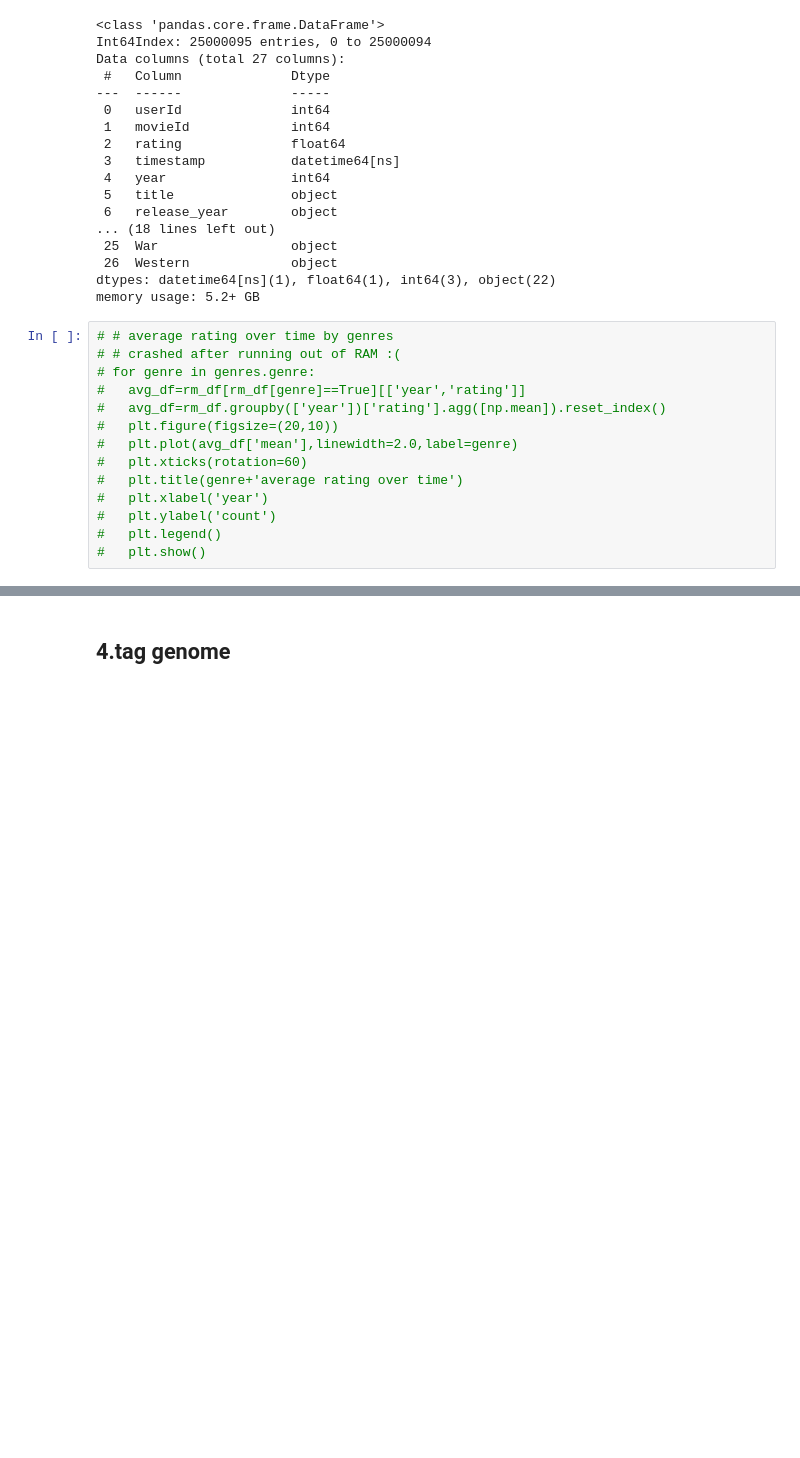
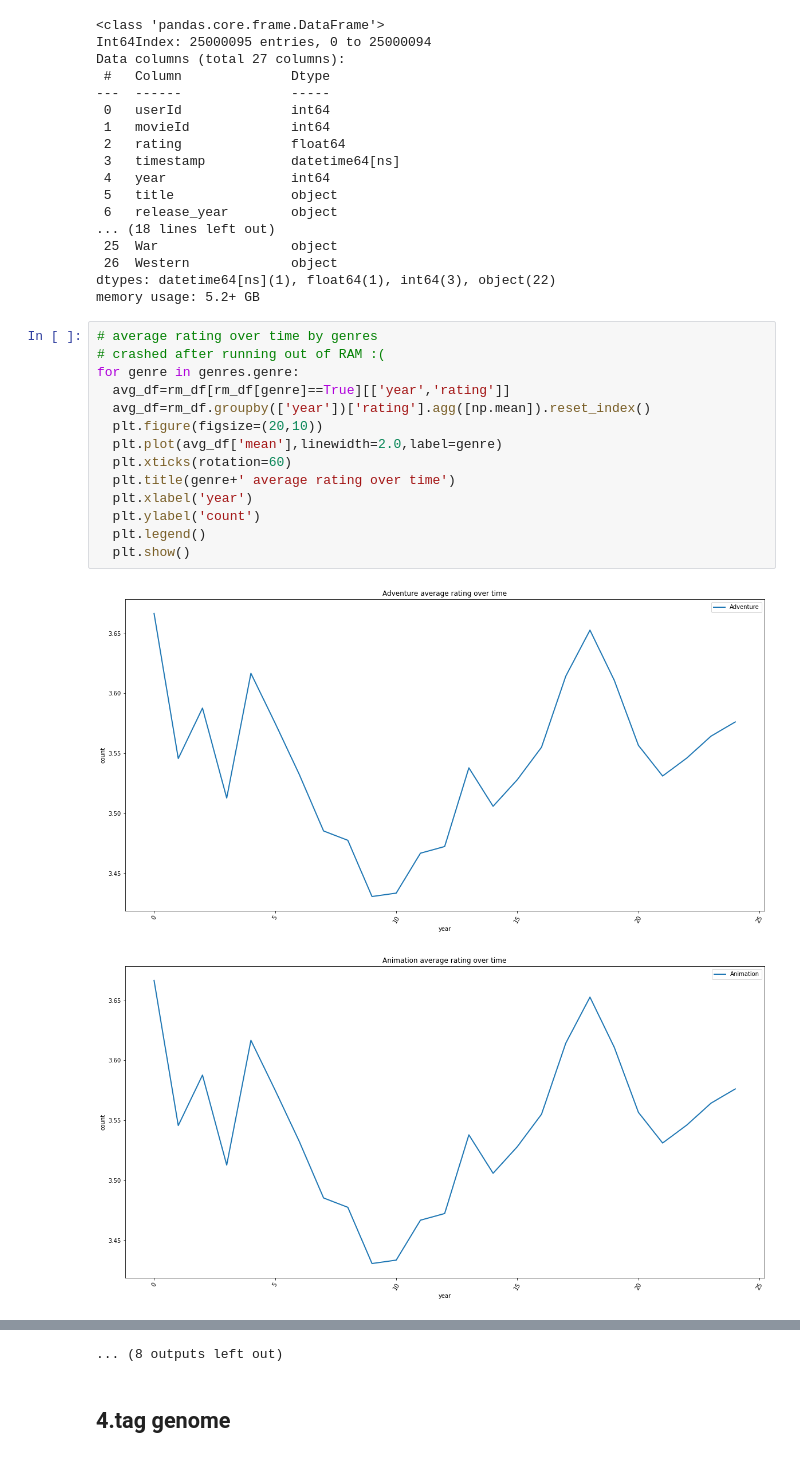
Before and after one commit to yanru-jasmine/Movie_Recommendation_System, a Jupyter notebook: Notebook.ipynb, the cells around one changed output, grey strips where cells are left out. Cells and saved outputs as stored; diff of their text form; blank space fills up the shorter version.

```diff
--- a/Notebook.ipynb
+++ b/Notebook.ipynb
@@ -446,16 +454,19 @@ Data columns (total 27 columns):
 dtypes: datetime64[ns](1), float64(1), int64(3), object(22)
 memory usage: 5.2+ GB
 # %%
-# # average rating over time by genres
-# # crashed after running out of RAM :(
-# for genre in genres.genre:
-#   avg_df=rm_df[rm_df[genre]==True][['year','rating']]
-#   avg_df=rm_df.groupby(['year'])['rating'].agg([np.mean]).reset_index()
-#   plt.figure(figsize=(20,10))
-#   plt.plot(avg_df['mean'],linewidth=2.0,label=genre)
-#   plt.xticks(rotation=60)
-#   plt.title(genre+'average rating over time')
-#   plt.xlabel('year')
-#   plt.ylabel('count')
-#   plt.legend()
-#   plt.show()
+# average rating over time by genres
+# crashed after running out of RAM :(
+for genre in genres.genre:
+  avg_df=rm_df[rm_df[genre]==True][['year','rating']]
+  avg_df=rm_df.groupby(['year'])['rating'].agg([np.mean]).reset_index()
+  plt.figure(figsize=(20,10))
+  plt.plot(avg_df['mean'],linewidth=2.0,label=genre)
+  plt.xticks(rotation=60)
+  plt.title(genre+' average rating over time')
+  plt.xlabel('year')
+  plt.ylabel('count')
+  plt.legend()
+  plt.show()
+# %% [output]
+[figure, added]
+[figure, added]
@@ -462,2 +483,3 @@ memory usage: 5.2+ GB
+... (8 outputs left out)
 # %% [markdown]
 ## **4.tag genome**
```
Also changed, not shown: parts of 22 cells of this notebook.
